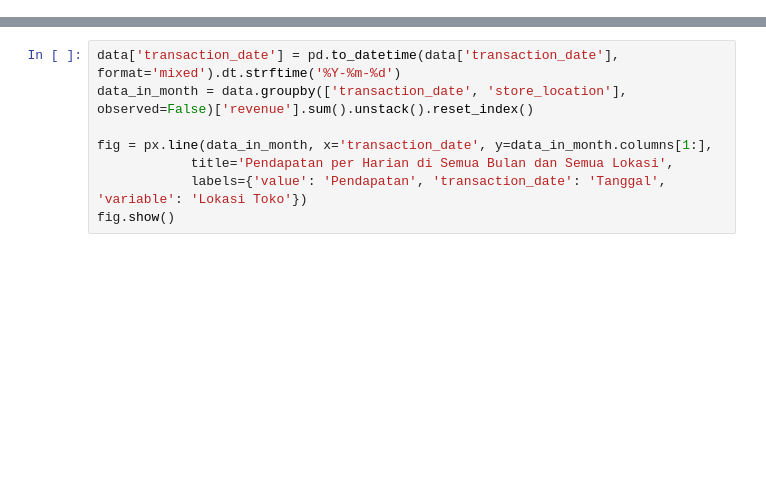
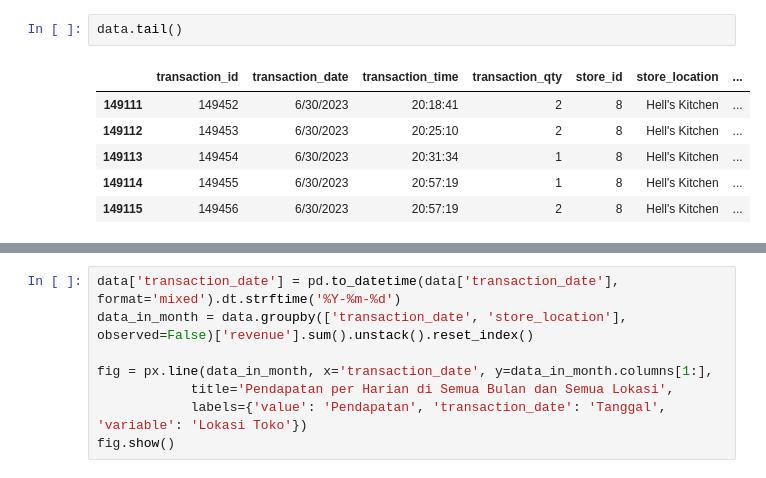
Before and after one commit to reezecodee/coffee_sales_analysis, a Jupyter notebook: visualisasi.ipynb, the cells around one changed output, grey strips where cells are left out. Saved outputs shown, nothing was run; the diff lists cells and outputs as text; blank space fills up the shorter version.

```diff
--- a/visualisasi.ipynb
+++ b/visualisasi.ipynb
@@ -69,3 +18,12 @@ print(data.tail())
+# %%
+data.tail()
+# %% [output]
+|  | transaction_id | transaction_date | transaction_time | transaction_qty | store_id | store_location | ... |
+| 149111 | 149452 | 6/30/2023 | 20:18:41 | 2 | 8 | Hell's Kitchen | ... |
+| 149112 | 149453 | 6/30/2023 | 20:25:10 | 2 | 8 | Hell's Kitchen | ... |
+| 149113 | 149454 | 6/30/2023 | 20:31:34 | 1 | 8 | Hell's Kitchen | ... |
+| 149114 | 149455 | 6/30/2023 | 20:57:19 | 1 | 8 | Hell's Kitchen | ... |
+| 149115 | 149456 | 6/30/2023 | 20:57:19 | 2 | 8 | Hell's Kitchen | ... |
 # %%
 data.info()
 # %% [output]
```
Also changed, not shown: parts of 14 cells of this notebook.
